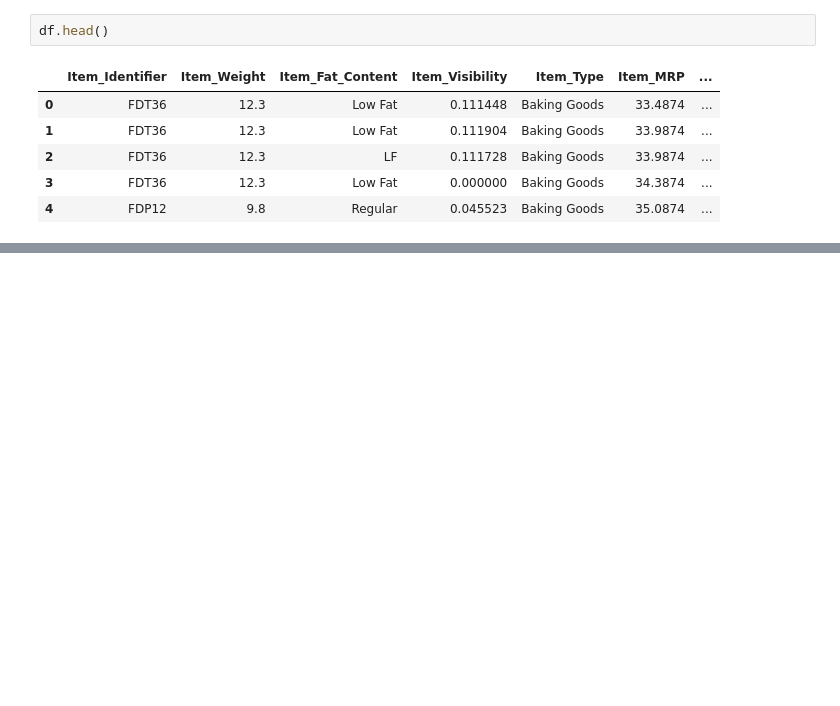
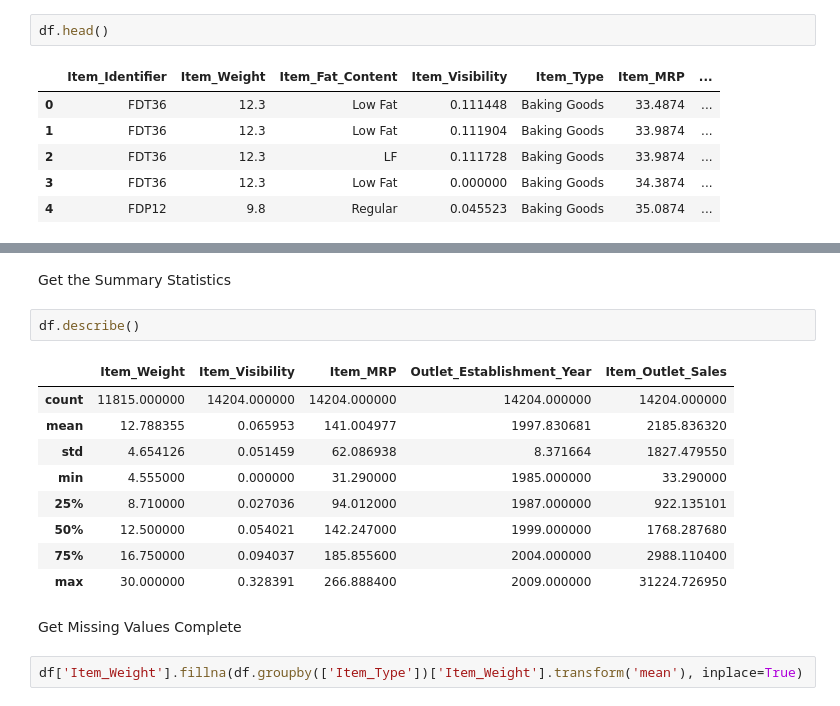
Before and after one commit to Mahesh2056/Big_Sales_Prediction, a Jupyter notebook: Big_Sales_Prediction.ipynb, the cells around one changed output, grey strips where cells are left out. Saved outputs shown, nothing was run; the diff lists cells and outputs as text; blank space fills up the shorter version.

```diff
--- a/Big_Sales_Prediction.ipynb
+++ b/Big_Sales_Prediction.ipynb
@@ -25,0 +60,18 @@ df.head()
+# %% [markdown]
+Get the Summary Statistics
+# %%
+df.describe()
+# %% [output]
+|  | Item_Weight | Item_Visibility | Item_MRP | Outlet_Establishment_Year | Item_Outlet_Sales |
+| count | 11815.000000 | 14204.000000 | 14204.000000 | 14204.000000 | 14204.000000 |
+| mean | 12.788355 | 0.065953 | 141.004977 | 1997.830681 | 2185.836320 |
+| std | 4.654126 | 0.051459 | 62.086938 | 8.371664 | 1827.479550 |
+| min | 4.555000 | 0.000000 | 31.290000 | 1985.000000 | 33.290000 |
+| 25% | 8.710000 | 0.027036 | 94.012000 | 1987.000000 | 922.135101 |
+| 50% | 12.500000 | 0.054021 | 142.247000 | 1999.000000 | 1768.287680 |
+| 75% | 16.750000 | 0.094037 | 185.855600 | 2004.000000 | 2988.110400 |
+| max | 30.000000 | 0.328391 | 266.888400 | 2009.000000 | 31224.726950 |
+# %% [markdown]
+Get Missing Values Complete
+# %%
+df['Item_Weight'].fillna(df.groupby(['Item_Type'])['Item_Weight'].transform('mean'), inplace=True)
```
Also changed, not shown: parts of 14 cells of this notebook.
